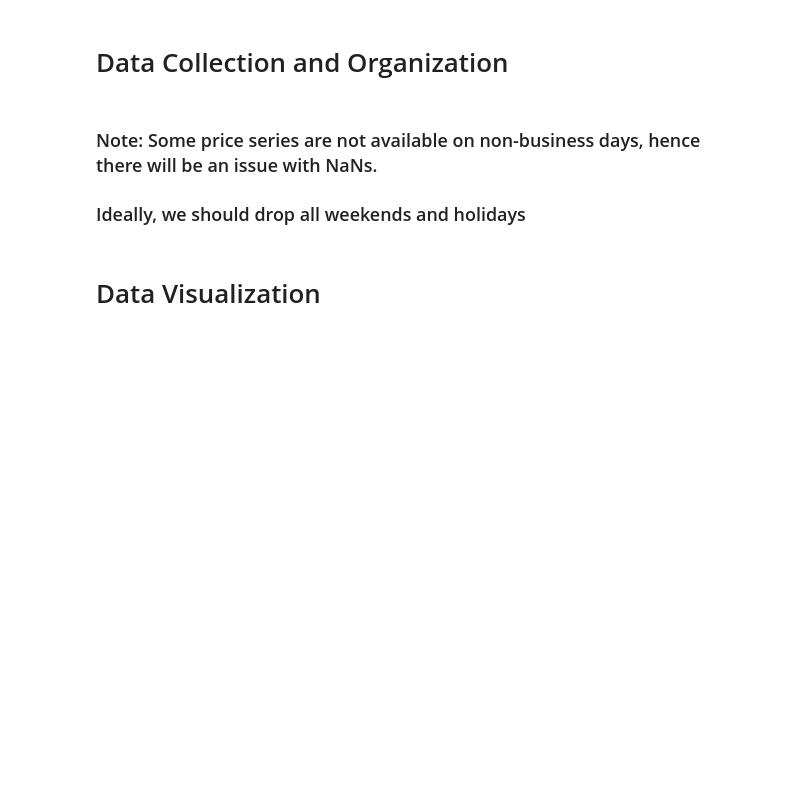
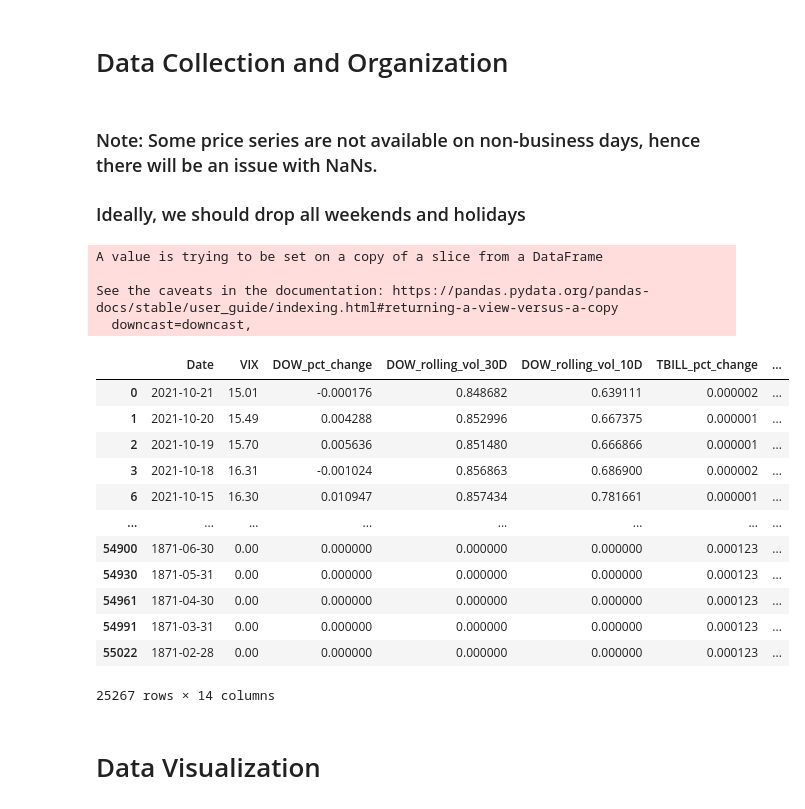
Before and after one commit to mattj949/CS230, a Jupyter notebook: LSTM Model.ipynb, the cells around one changed output. Saved outputs shown, nothing was run; the diff lists cells and outputs as text; code cells hidden in the pictures; blank space fills up the shorter version.

```diff
--- a/LSTM Model.ipynb
+++ b/LSTM Model.ipynb
@@ -70,33 +70,53 @@ def process_data(df, label, feature_engineering = True):
     return df
 
 # Process all of the data
 VIX = process_data(VIX_raw, 'VIX', feature_engineering = False) # We predict raw VIX levels.
 DOW = process_data(DOW_raw, 'DOW')
 GFD = process_data(GFD_raw, 'TBILL')
 GOLD = process_data(GOLD_raw, 'GOLD')
 SPX = process_data(SPX_raw, 'SPX')
 #US_10YR = process_data(US_10YR, 'US_10YR')
 
 
 # Merge all of the data into one large dataframe
 from functools import reduce
 
 dfs = [VIX, DOW, GFD, GOLD, SPX]
 #dfs = [VIX, DOW, GFD, GOLD, SPX, US_10YR]
 data = reduce(lambda  left,right: pd.merge(left,right,on=['Date'], how='outer'), dfs)
 
 # Sort the data by descending date
 data = data.sort_values(by='Date', ascending=False).reset_index(drop=True)
 
 # Absent values should have percentage changes of zero.
 # But we want to front-fill the VIX volumn
 data.loc[:, 'VIX'] = data.loc[:,'VIX'].fillna(method='bfill') # Use old VIX values to fill nans in the future.
 
 # Everything remaining we can just fill with zero.
 data = data.fillna(value = 0.0)
 
 # Drop days with no price change (Either a weekend or a holiday)
 data = data.loc[np.abs(data.SPX_pct_change) > 0.000000]
+
+data
+# %% [output]
+A value is trying to be set on a copy of a slice from a DataFrame
+
+See the caveats in the documentation: https://pandas.pydata.org/pandas-docs/stable/user_guide/indexing.html#returning-a-view-versus-a-copy
+  downcast=downcast,
+|  | Date | VIX | DOW_pct_change | DOW_rolling_vol_30D | DOW_rolling_vol_10D | TBILL_pct_change | ... |
+| 0 | 2021-10-21 | 15.01 | -0.000176 | 0.848682 | 0.639111 | 0.000002 | ... |
+| 1 | 2021-10-20 | 15.49 | 0.004288 | 0.852996 | 0.667375 | 0.000001 | ... |
+| 2 | 2021-10-19 | 15.70 | 0.005636 | 0.851480 | 0.666866 | 0.000001 | ... |
+| 3 | 2021-10-18 | 16.31 | -0.001024 | 0.856863 | 0.686900 | 0.000002 | ... |
+| 6 | 2021-10-15 | 16.30 | 0.010947 | 0.857434 | 0.781661 | 0.000001 | ... |
+| ... | ... | ... | ... | ... | ... | ... | ... |
+| 54900 | 1871-06-30 | 0.00 | 0.000000 | 0.000000 | 0.000000 | 0.000123 | ... |
+| 54930 | 1871-05-31 | 0.00 | 0.000000 | 0.000000 | 0.000000 | 0.000123 | ... |
+| 54961 | 1871-04-30 | 0.00 | 0.000000 | 0.000000 | 0.000000 | 0.000123 | ... |
+| 54991 | 1871-03-31 | 0.00 | 0.000000 | 0.000000 | 0.000000 | 0.000123 | ... |
+| 55022 | 1871-02-28 | 0.00 | 0.000000 | 0.000000 | 0.000000 | 0.000123 | ... |
+25267 rows × 14 columns
 # %% [markdown]
 # Data Visualization
 # %%
```
Also changed, not shown: parts of 7 cells of this notebook, 5 other files.
